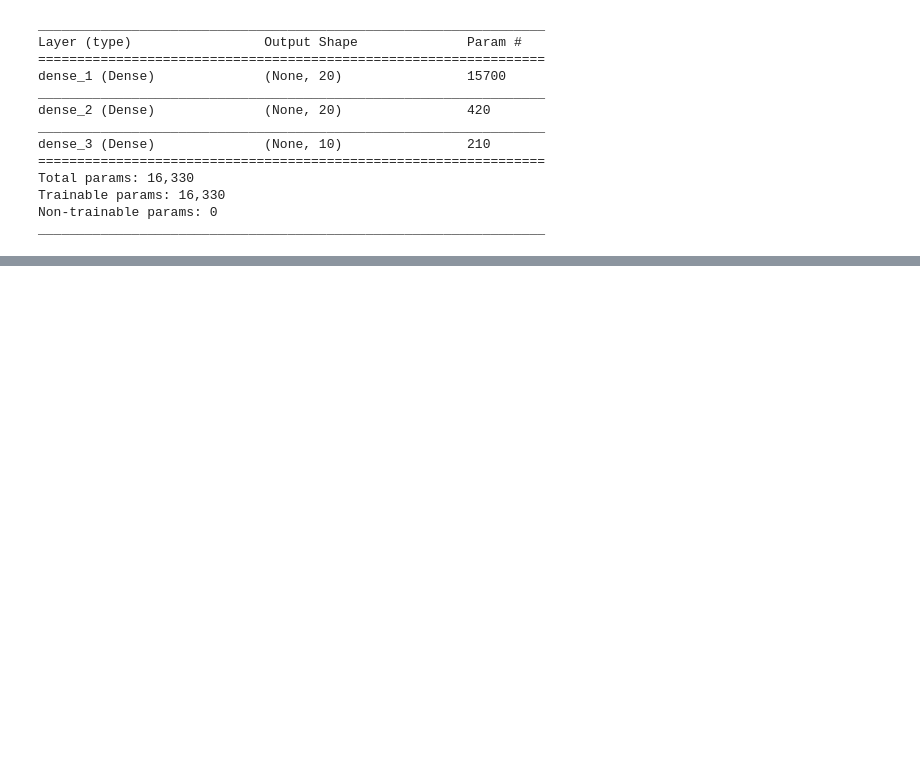
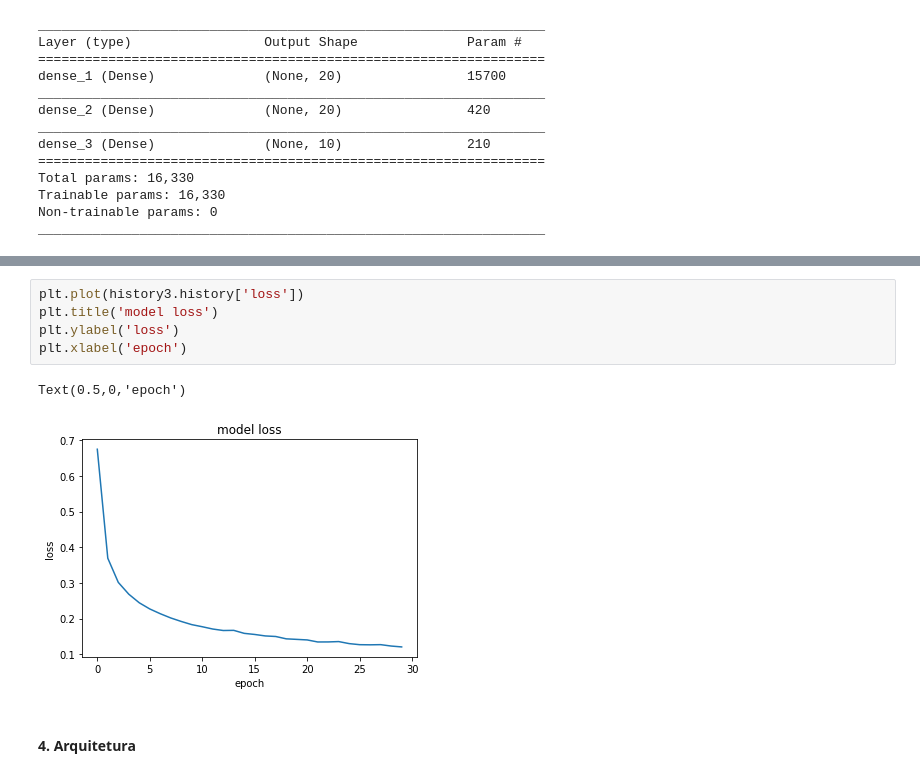
Before and after one commit to alvesmarcos/deep-learning, a Jupyter notebook: CI1107219/MLP-Imagens/Resolução.ipynb, the cells around one changed output, grey strips where cells are left out. Drawn from its saved outputs; the diff is of its cells as text; blank space fills up the shorter version.

```diff
--- a/CI1107219/MLP-Imagens/Resolução.ipynb
+++ b/CI1107219/MLP-Imagens/Resolução.ipynb
@@ -239,0 +252,10 @@ dict_keys(['val_loss', 'val_acc', 'loss', 'acc'])
+# %%
+plt.plot(history3.history['loss'])
+plt.title('model loss')
+plt.ylabel('loss')
+plt.xlabel('epoch')
+# %% [output]
+Text(0.5,0,'epoch')
+[figure, added]
+# %% [markdown]
+#### 4. Arquitetura
```
Also changed, not shown: parts of 31 cells of this notebook.
